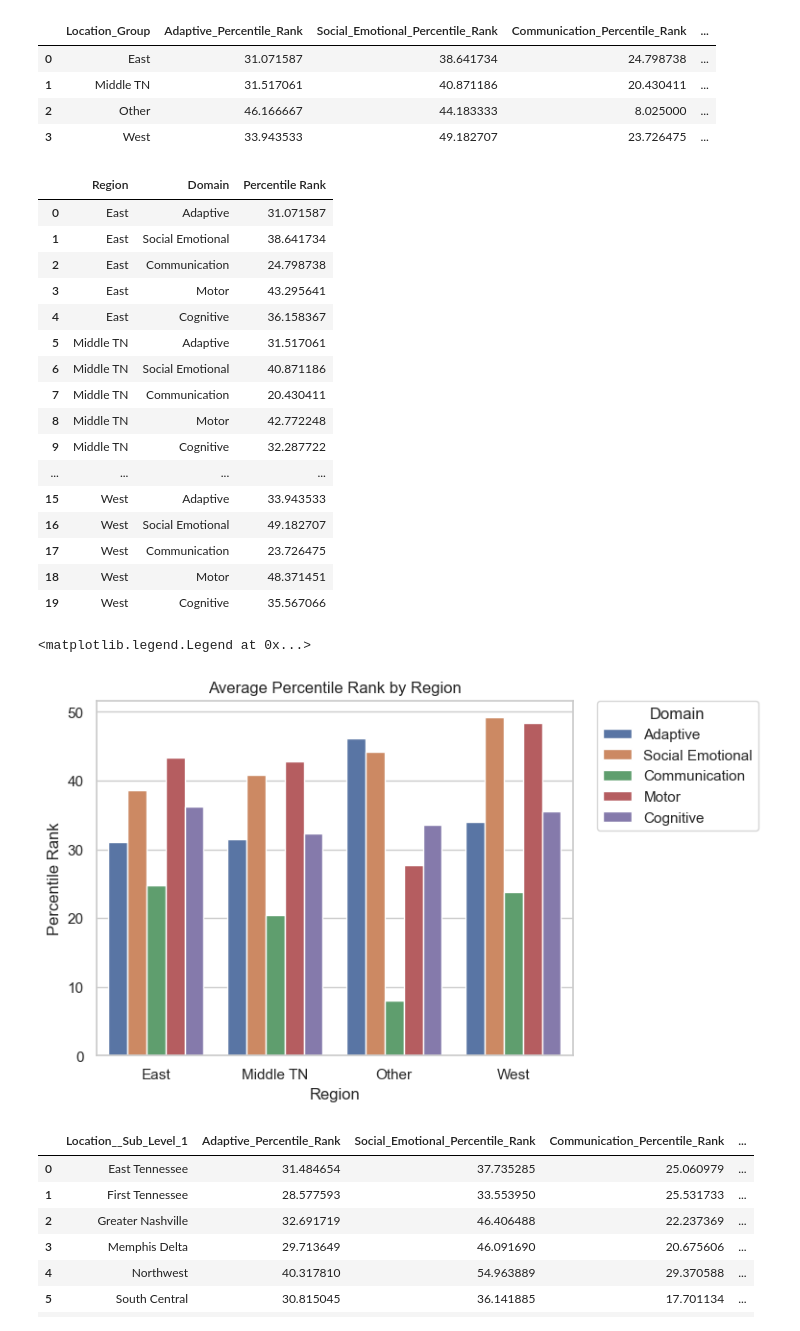
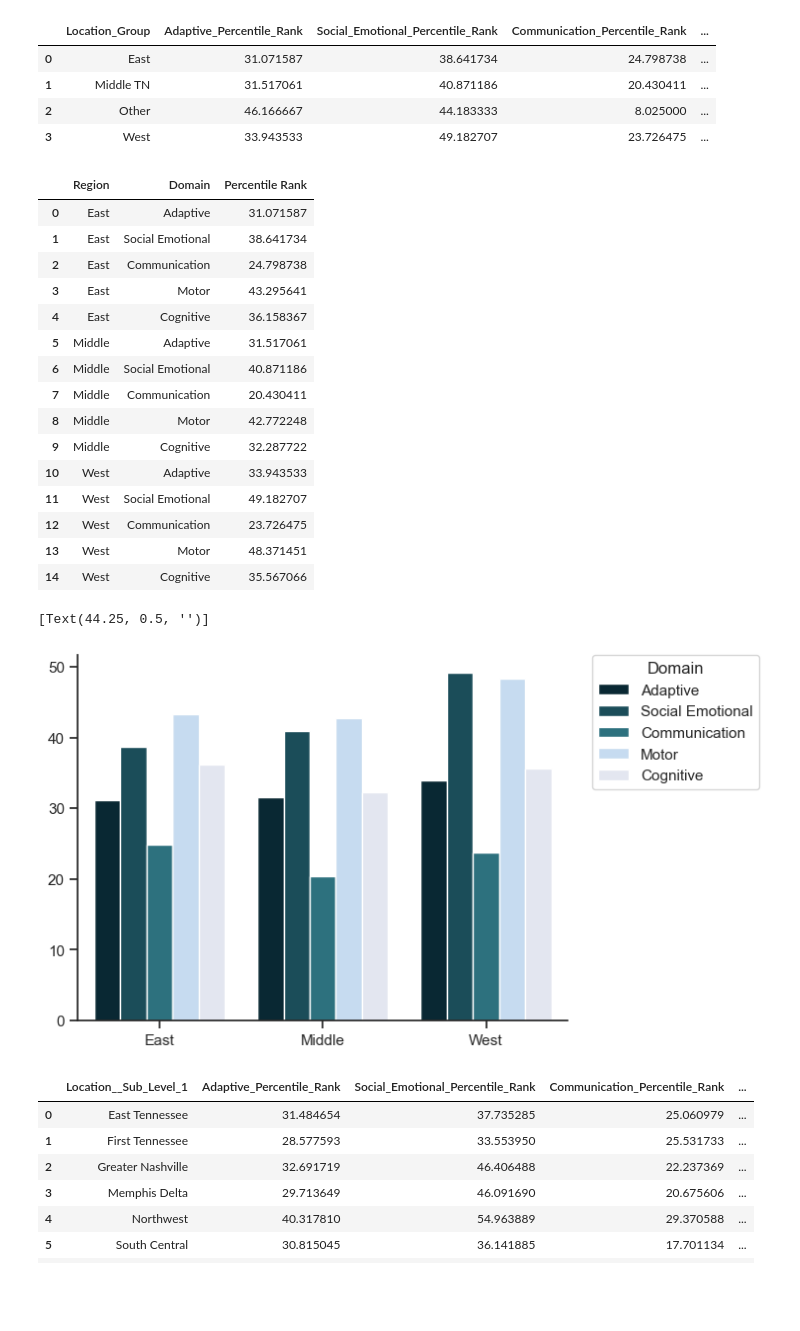
Before and after one commit to NSS-Data-Analytics-Cohort-10/teis-concat-dog, a Jupyter notebook: notebooks/teis_new.ipynb, the cells around one changed output. Drawn from its saved outputs; the diff is of its cells as text; code cells hidden in the pictures; blank space fills up the shorter version.

Commit message:
updated visuals

```diff
--- a/notebooks/teis_new.ipynb
+++ b/notebooks/teis_new.ipynb
@@ -121,9 +121,9 @@ pr_by_region
 | 2 | Other | 46.166667 | 44.183333 | 8.025000 | ... |
 | 3 | West | 33.943533 | 49.182707 | 23.726475 | ... |
 # %%
-pr_by_region2_data = {'Region' : ['East','East','East','East','East','Middle TN','Middle TN','Middle TN','Middle TN','Middle TN','Other','Other','Other','Other','Other','West','West','West','West','West'],
-                 'Domain' : ['Adaptive','Social Emotional','Communication','Motor','Cognitive','Adaptive','Social Emotional','Communication','Motor','Cognitive','Adaptive','Social Emotional','Communication','Motor','Cognitive','Adaptive','Social Emotional','Communication','Motor','Cognitive'],
-                 'Percentile Rank' : [31.071587,38.641734,24.798738,43.295641,36.158367,31.517061,40.871186,20.430411,42.772248,32.287722,46.166667,44.183333,8.025000,27.750000,33.550000,33.943533,49.182707,23.726475,48.371451,35.567066]}
+pr_by_region2_data = {'Region' : ['East','East','East','East','East','Middle','Middle','Middle','Middle','Middle','West','West','West','West','West'],
+                 'Domain' : ['Adaptive','Social Emotional','Communication','Motor','Cognitive','Adaptive','Social Emotional','Communication','Motor','Cognitive','Adaptive','Social Emotional','Communication','Motor','Cognitive'],
+                 'Percentile Rank' : [31.071587,38.641734,24.798738,43.295641,36.158367,31.517061,40.871186,20.430411,42.772248,32.287722,33.943533,49.182707,23.726475,48.371451,35.567066]}
 # %%
 pr_by_region2 = pd.DataFrame(pr_by_region2_data)
 pr_by_region2
@@ -134,24 +134,34 @@ pr_by_region2
 | 2 | East | Communication | 24.798738 |
 | 3 | East | Motor | 43.295641 |
 | 4 | East | Cognitive | 36.158367 |
-| 5 | Middle TN | Adaptive | 31.517061 |
-| 6 | Middle TN | Social Emotional | 40.871186 |
-| 7 | Middle TN | Communication | 20.430411 |
-| 8 | Middle TN | Motor | 42.772248 |
-| 9 | Middle TN | Cognitive | 32.287722 |
-| ... | ... | ... | ... |
-| 15 | West | Adaptive | 33.943533 |
-| 16 | West | Social Emotional | 49.182707 |
-| 17 | West | Communication | 23.726475 |
-| 18 | West | Motor | 48.371451 |
-| 19 | West | Cognitive | 35.567066 |
+| 5 | Middle | Adaptive | 31.517061 |
+| 6 | Middle | Social Emotional | 40.871186 |
+| 7 | Middle | Communication | 20.430411 |
+| 8 | Middle | Motor | 42.772248 |
+| 9 | Middle | Cognitive | 32.287722 |
+| 10 | West | Adaptive | 33.943533 |
+| 11 | West | Social Emotional | 49.182707 |
+| 12 | West | Communication | 23.726475 |
+| 13 | West | Motor | 48.371451 |
+| 14 | West | Cognitive | 35.567066 |
+# %%
+pr_dict= {
+    'Adaptive' : '#022B3A',
+    'Social Emotional' : '#115363',
+    'Communication' : '#1F7A8C',
+    'Motor' : '#BFDBF7',
+    'Cognitive' : '#E1E5F2'
+}
 # %%
-sns.barplot(hue='Domain',y='Percentile Rank',x='Region',data=pr_by_region2)
-plt.title("Average Percentile Rank by Region")
+ax=sns.barplot(hue='Domain',y='Percentile Rank',x='Region',data=pr_by_region2, palette=pr_dict)
 plt.legend(bbox_to_anchor=(1.05, 1), loc='upper left', borderaxespad=0, title = 'Domain')
+plt.savefig('../images/avg_pr_region.png', format = 'png', bbox_inches = 'tight')
+ax.set(xlabel=None)
+ax.set(ylabel=None)
+#Percentile rank by region
 # %% [output]
-<matplotlib.legend.Legend at 0x...>
+[Text(44.25, 0.5, '')]
-[figure, old version]
+[figure, new version]
 # %%
 pr_by_subregion = dataset_clean_eligibility.groupby('Location__Sub_Level_1')[percentile_columns].mean().reset_index()
 pr_by_subregion
```
Also changed, not shown: parts of 10 cells of this notebook, 5 other files.
